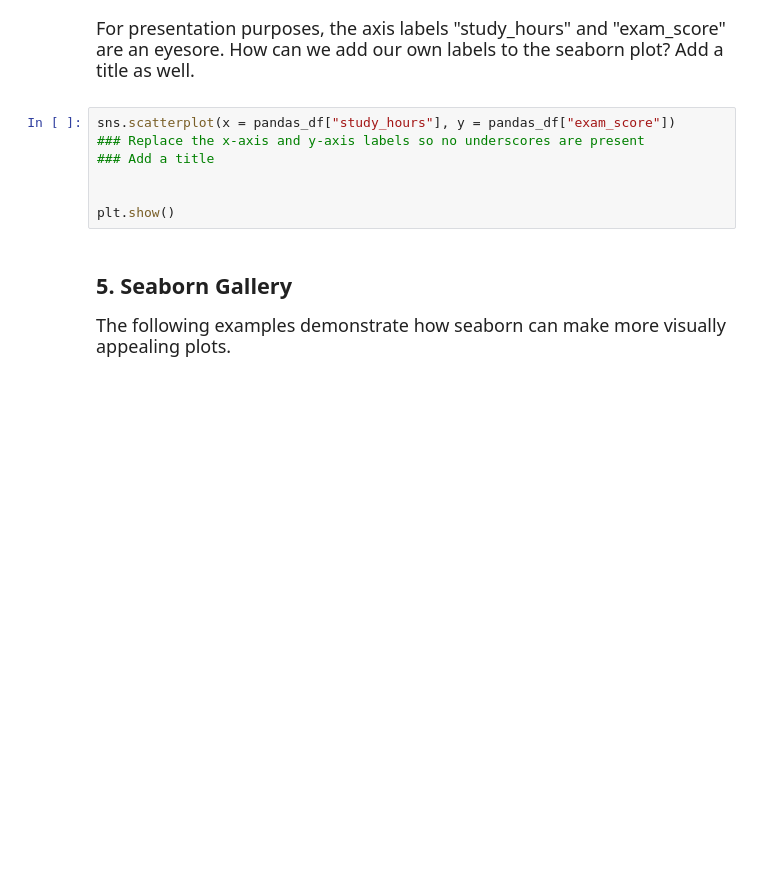
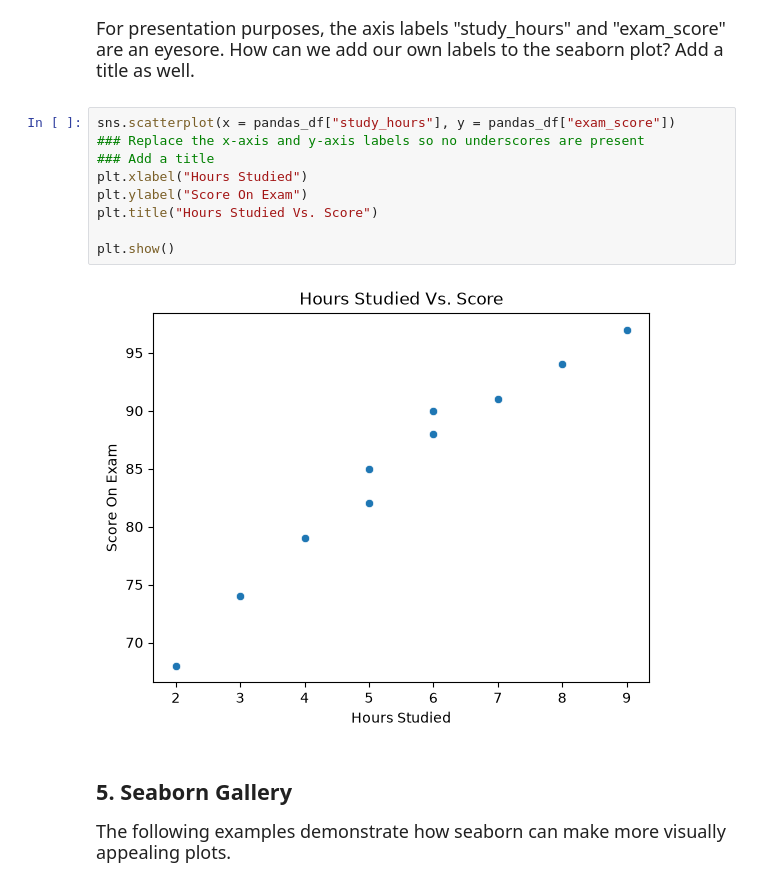
Before and after one commit to JoshuaKozo/datasci185fall2026, a Jupyter notebook: Lab_02/lab02 copy.ipynb, the cells around one changed output. Cells and saved outputs as stored; diff of their text form; blank space fills up the shorter version.

```diff
--- a/Lab_02/lab02 copy.ipynb
+++ b/Lab_02/lab02 copy.ipynb
@@ -253,10 +287,14 @@ For presentation purposes, the axis labels "study_hours" and "exam_score" are an
 # %%
 sns.scatterplot(x = pandas_df["study_hours"], y = pandas_df["exam_score"])
 ### Replace the x-axis and y-axis labels so no underscores are present
 ### Add a title
-
+plt.xlabel("Hours Studied")
+plt.ylabel("Score On Exam")
+plt.title("Hours Studied Vs. Score")
 
 plt.show()
+# %% [output]
+[figure, added]
 # %% [markdown]
 ## 5. Seaborn Gallery
 
```
Also changed, not shown: parts of 10 cells of this notebook, 1 other file.
